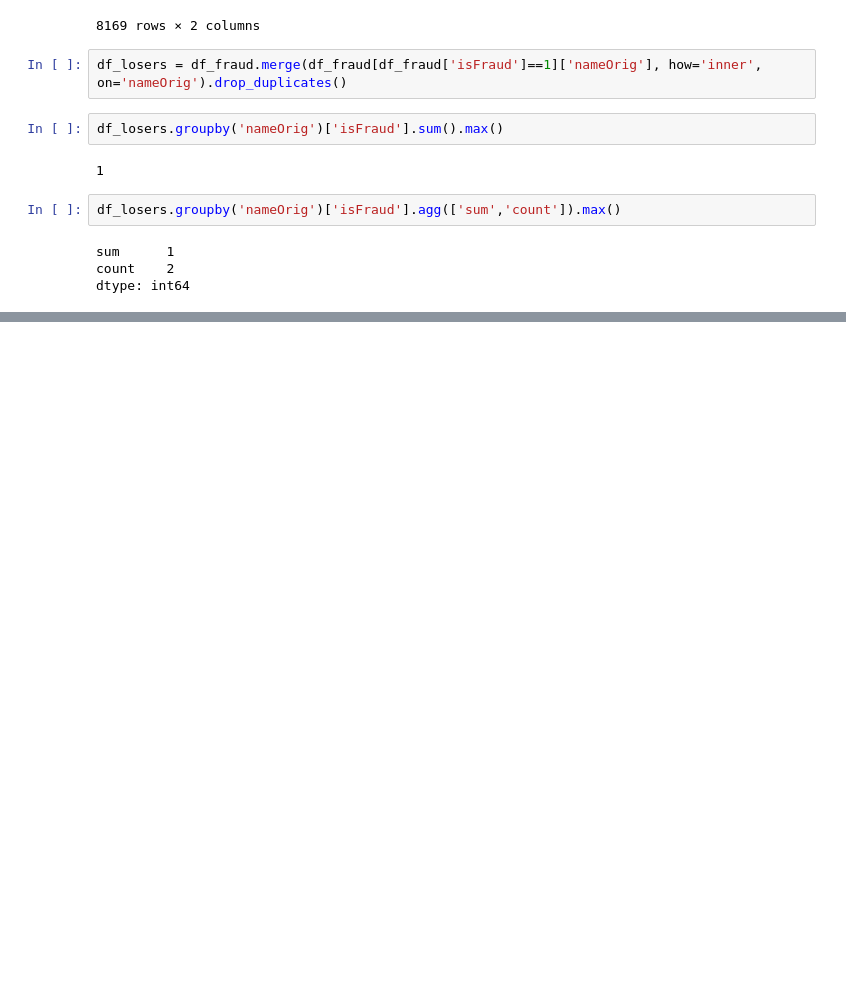
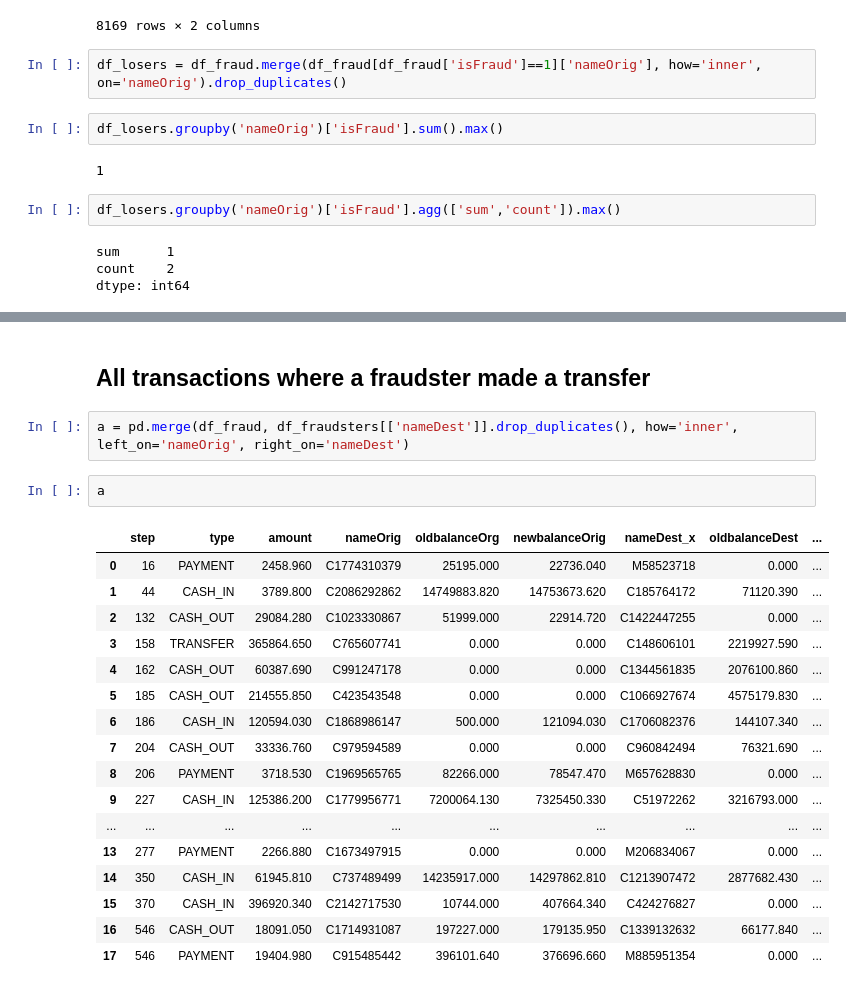
Before and after one commit to wolfbrr/ThesisDS, a Jupyter notebook: EDA/Exploratory_Data_Analysis.ipynb, the cells around one changed output, grey strips where cells are left out. Saved outputs shown, nothing was run; the diff lists cells and outputs as text; blank space fills up the shorter version.

```diff
--- a/EDA/Exploratory_Data_Analysis.ipynb
+++ b/EDA/Exploratory_Data_Analysis.ipynb
@@ -354,0 +371,24 @@ dtype: int64
+# %% [markdown]
+## All transactions where a fraudster made a transfer
+# %%
+a = pd.merge(df_fraud, df_fraudsters[['nameDest']].drop_duplicates(), how='inner', left_on='nameOrig', right_on='nameDest')
+# %%
+a
+# %% [output]
+|  | step | type | amount | nameOrig | oldbalanceOrg | newbalanceOrig | nameDest_x | oldbalanceDest | ... |
+| 0 | 16 | PAYMENT | 2458.960 | C1774310379 | 25195.000 | 22736.040 | M58523718 | 0.000 | ... |
+| 1 | 44 | CASH_IN | 3789.800 | C2086292862 | 14749883.820 | 14753673.620 | C185764172 | 71120.390 | ... |
+| 2 | 132 | CASH_OUT | 29084.280 | C1023330867 | 51999.000 | 22914.720 | C1422447255 | 0.000 | ... |
+| 3 | 158 | TRANSFER | 365864.650 | C765607741 | 0.000 | 0.000 | C148606101 | 2219927.590 | ... |
+| 4 | 162 | CASH_OUT | 60387.690 | C991247178 | 0.000 | 0.000 | C1344561835 | 2076100.860 | ... |
+| 5 | 185 | CASH_OUT | 214555.850 | C423543548 | 0.000 | 0.000 | C1066927674 | 4575179.830 | ... |
+| 6 | 186 | CASH_IN | 120594.030 | C1868986147 | 500.000 | 121094.030 | C1706082376 | 144107.340 | ... |
+| 7 | 204 | CASH_OUT | 33336.760 | C979594589 | 0.000 | 0.000 | C960842494 | 76321.690 | ... |
+| 8 | 206 | PAYMENT | 3718.530 | C1969565765 | 82266.000 | 78547.470 | M657628830 | 0.000 | ... |
+| 9 | 227 | CASH_IN | 125386.200 | C1779956771 | 7200064.130 | 7325450.330 | C51972262 | 3216793.000 | ... |
+| ... | ... | ... | ... | ... | ... | ... | ... | ... | ... |
+| 13 | 277 | PAYMENT | 2266.880 | C1673497915 | 0.000 | 0.000 | M206834067 | 0.000 | ... |
+| 14 | 350 | CASH_IN | 61945.810 | C737489499 | 14235917.000 | 14297862.810 | C1213907472 | 2877682.430 | ... |
+| 15 | 370 | CASH_IN | 396920.340 | C2142717530 | 10744.000 | 407664.340 | C424276827 | 0.000 | ... |
+| 16 | 546 | CASH_OUT | 18091.050 | C1714931087 | 197227.000 | 179135.950 | C1339132632 | 66177.840 | ... |
+| 17 | 546 | PAYMENT | 19404.980 | C915485442 | 396101.640 | 376696.660 | M885951354 | 0.000 | ... |
```
Also changed, not shown: parts of 1 cell of this notebook, 36 other files.
